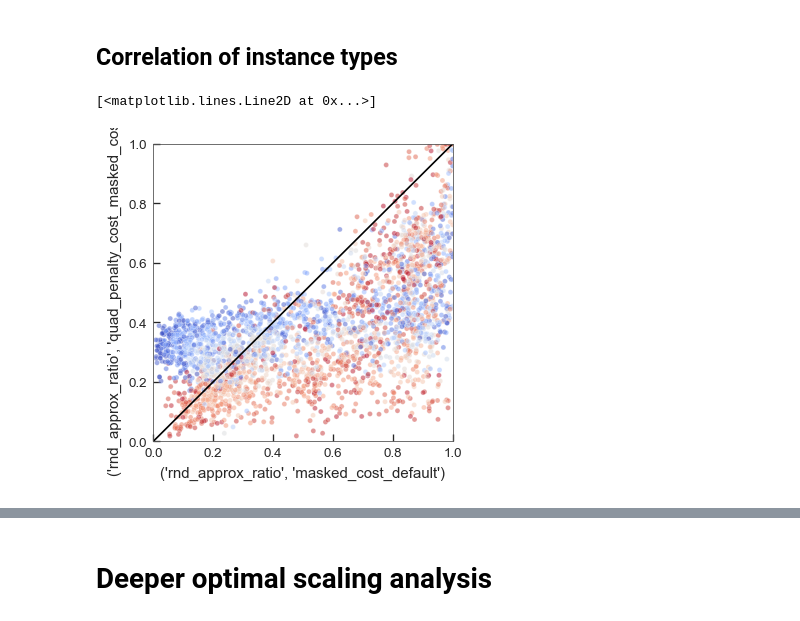
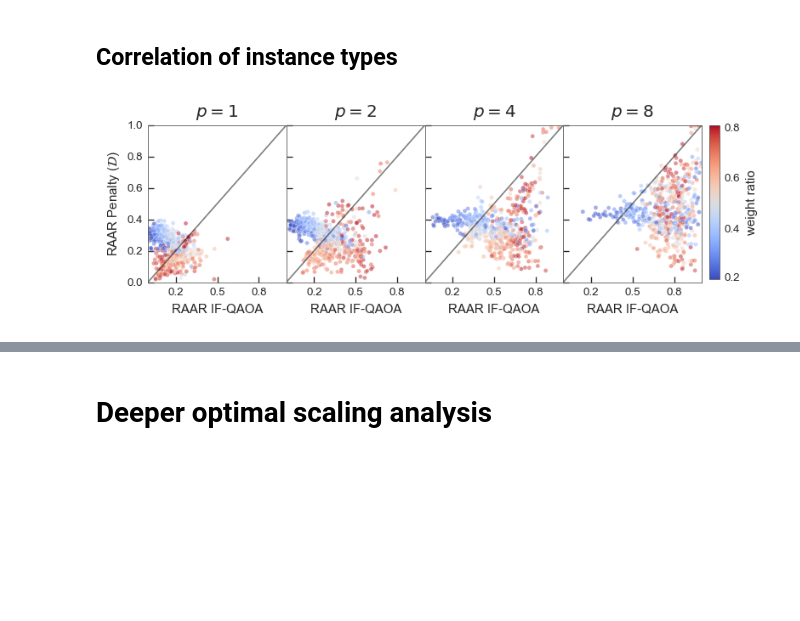
Before and after one commit to dbucher97/fast-qaoa-c, a Jupyter notebook: notebooks/eval/int_analysis.ipynb, the cells around one changed output, grey strips where cells are left out. Drawn from its saved outputs; the diff is of its cells as text; code cells hidden in the pictures; blank space fills up the shorter version.

```diff
--- a/notebooks/eval/int_analysis.ipynb
+++ b/notebooks/eval/int_analysis.ipynb
@@ -226,24 +226,57 @@ Name: method, Length: 7680, dtype: object
 # %% [markdown]
 ## Correlation of instance types
 # %%
-qp.plot_setup(aspect_ratio=1)
-dfp = df.pivot(index=["problem_id", "n_qubits", "depth"], columns="method")
-# dfp = dfp.query("depth == 16")
+fig, ax = plt.subplots(1, 4, figsize=(7, 2), dpi=120, facecolor="white")
+dfp = df.pivot(index=["problem_id", "n_qubits", "depth"], columns="qaoa")
+# dfp = dfp.query("n_qubits >= 10")
 # dfp["weight_ratio"] = dfp[("weight_ratio", "masked_cost_default")]
 # dfp["set_penalty"] = dfp[("set_penalty", "quad_penalty_cost_default")]
 # plt.yscale("log")
 # plt.xscale("log")
 
-plt.ylim((0, 1))
-plt.xlim((0, 1))
+
 
 c = "rnd_approx_ratio"
-default = lambda x: dfp[(x, "quad_penalty_cost_masked_cost")]
-sns.scatterplot(dfp, x=(c, "masked_cost_default"), y=(c, "quad_penalty_cost_masked_cost"), hue=default("weight_ratio"), alpha=0.5, legend=False, palette="coolwarm")
-plt.plot([0, 1], [0, 1], color="k")
+default = lambda x: dfp[(x, "quad_penalty_cost")]
+
+depths = [1, 2, 4, 8]
+
+
+plots = []
+for d, a in zip(depths, ax):
+    p = sns.scatterplot(dfp.query("depth == @d"), x=(c, "masked_cost"), y=(c, "quad_penalty_cost"), hue=default("weight_ratio"), alpha=0.5, legend=False, palette="coolwarm", ax=a)
+    a.set_title(f"$p = {d}$")
+    plots.append(p)
+
+for a in ax:
+    a.plot([0, 1], [0, 1], color="k", alpha=0.5)
+    a.set_ylim((0, 1))
+    a.set_xlim((0, 1))
+    a.set_xticks([0.2, 0.5, 0.8])
+    a.set_xlabel("RAAR IF-QAOA")
+
+for a in ax[1:]:
+    a.axes.yaxis.set_ticklabels([])
+    a.set_ylabel(None)
+ax[0].set_ylabel(r"RAAR Penalty ($\mathcal{D}$)")
+
+plt.subplots_adjust(wspace=0, hspace=0)
+
+ser = default("weight_ratio")
+
+norm = plt.Normalize(ser.min(), ser.max())
+sm = plt.cm.ScalarMappable(cmap="coolwarm", norm=norm)
+
+cb_ax = fig.add_axes([.91,.124,.015,.754])
+fig.colorbar(sm, orientation='vertical', cax=cb_ax, label="weight ratio", ticks=[0.21, 0.4, 0.6, 0.8])
+
+cb_ax.set_yticks([0.21, 0.4, 0.6, 0.8], [0.2, 0.4, 0.6, 0.8])
+
+# fig.tight_layout()
+
+plt.savefig("plots/int_raar_cmp_weight_ratio.pdf", bbox_inches="tight", transparent=True)
 # %% [output]
-[<matplotlib.lines.Line2D at 0x...>]
-[figure, old version]
+[figure, new version]
 # %%
 qp.plot_setup(aspect_ratio=1)
 
```
Also changed, not shown: parts of 19 cells of this notebook, 26 other files.
